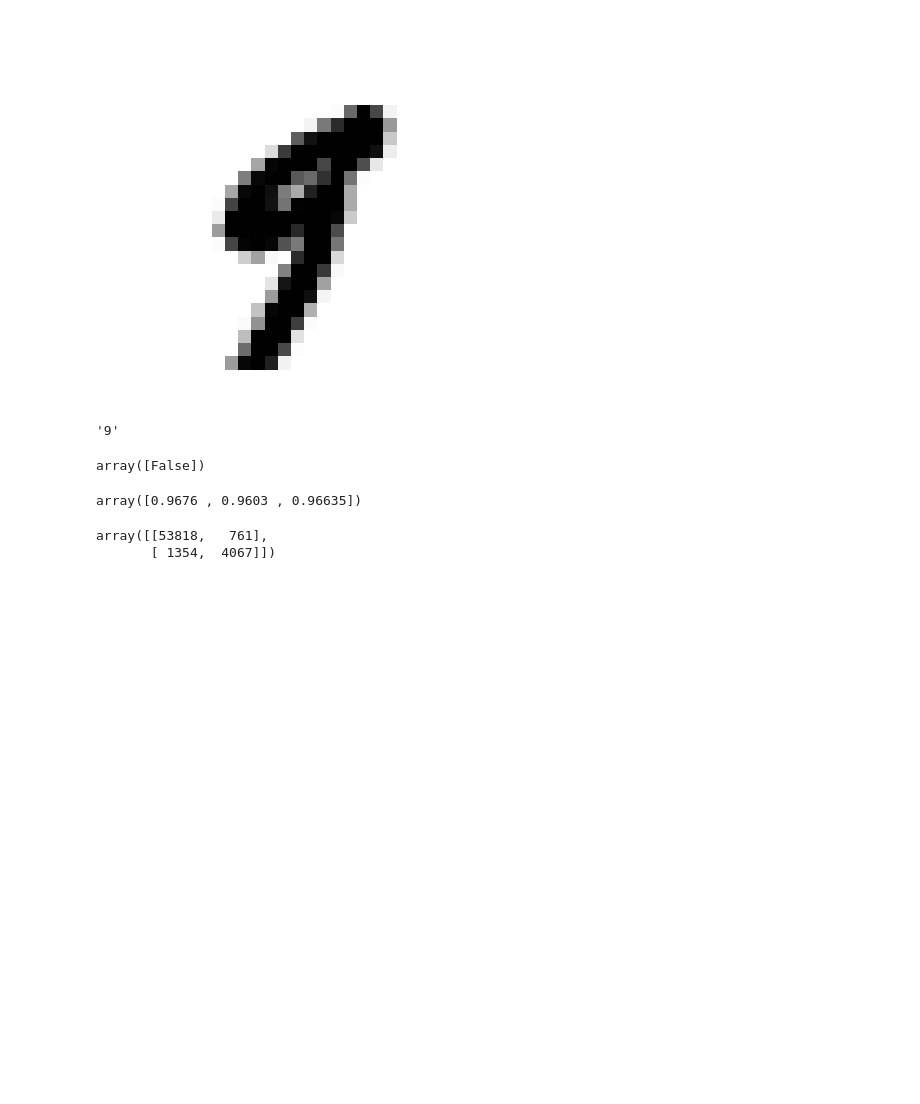
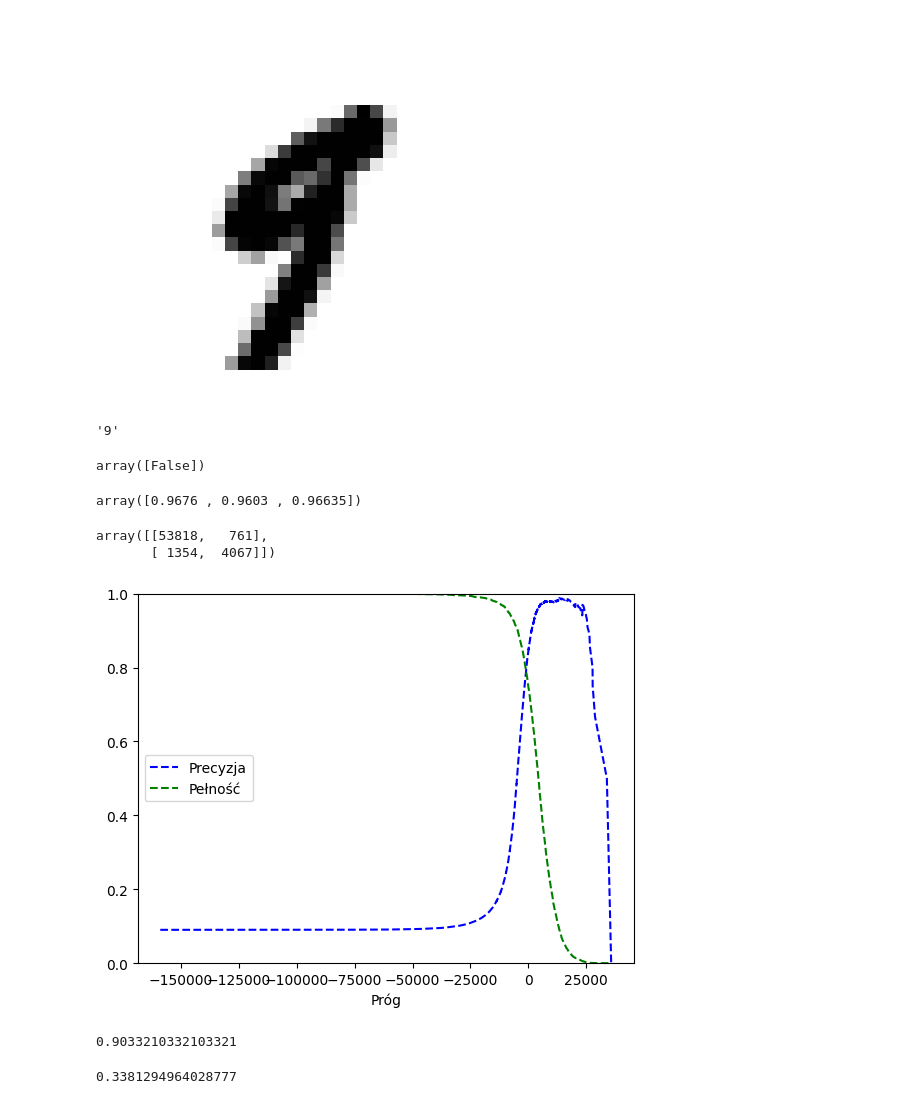
Before and after one commit to PawelManczak/AI, a Jupyter notebook: Hands-on Machine Learning/Untitled.ipynb, the cells around one changed output. Saved outputs shown, nothing was run; the diff lists cells and outputs as text; code cells hidden in the pictures; blank space fills up the shorter version.

Commit message:
predicting all classes

```diff
--- a/Hands-on Machine Learning/Untitled.ipynb
+++ b/Hands-on Machine Learning/Untitled.ipynb
@@ -80,3 +80,31 @@ confusion_matrix(y_train_5, y_train_pred)
 # %% [output]
 array([[53818,   761],
        [ 1354,  4067]])
+# %%
+y_scores = cross_val_predict(sgd_clf, X_train, y_train_5, cv=3, method="decision_function")
+
+from sklearn.metrics import precision_recall_curve
+
+precisions, recalls, thresholds = precision_recall_curve(y_train_5, y_scores)
+
+def plot_precision_recall_vs_threshold(precisions, recalls, thresholds):
+    plt.plot(thresholds, precisions[:-1], "b--", label = "Precyzja")
+    plt.plot(thresholds, recalls[:-1], "g--", label="Pełność")
+    plt.xlabel("Próg")
+    plt.legend(loc="center left")
+    plt.ylim([0,1])
+
+plot_precision_recall_vs_threshold(precisions, recalls, thresholds)
+# %% [output]
+[figure, added]
+# %%
+from sklearn.metrics import precision_score, recall_score
+
+y_train_pred_90 = (y_scores > 1500)
+precision_score(y_train_5, y_train_pred_90)
+# %% [output]
+0.9033210332103321
+# %%
+recall_score(y_train_5, y_train_pred_90)
+# %% [output]
+0.3381294964028777
```
Also changed, not shown: parts of 4 cells of this notebook.
